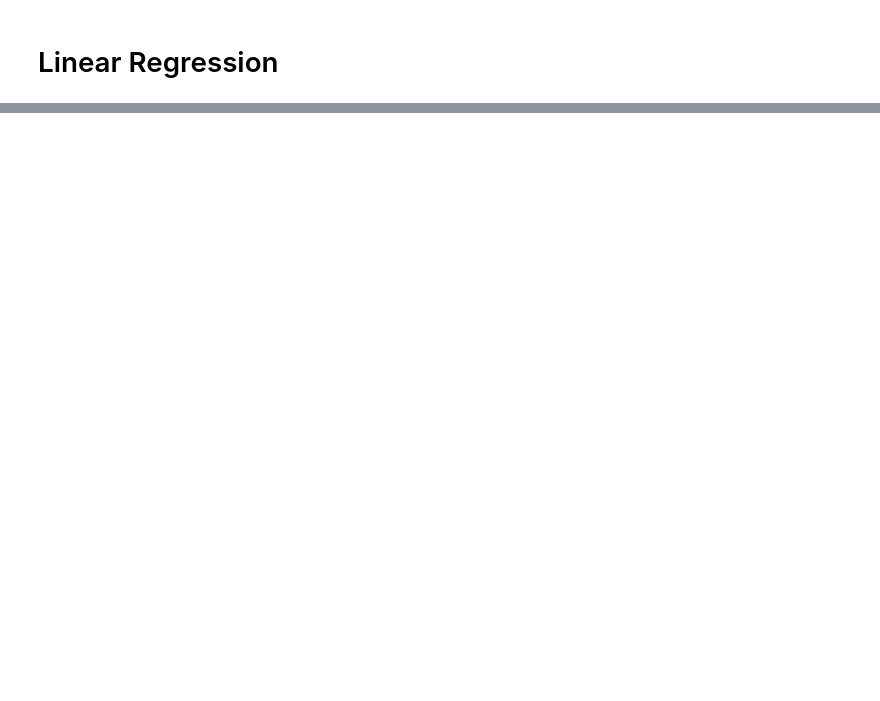
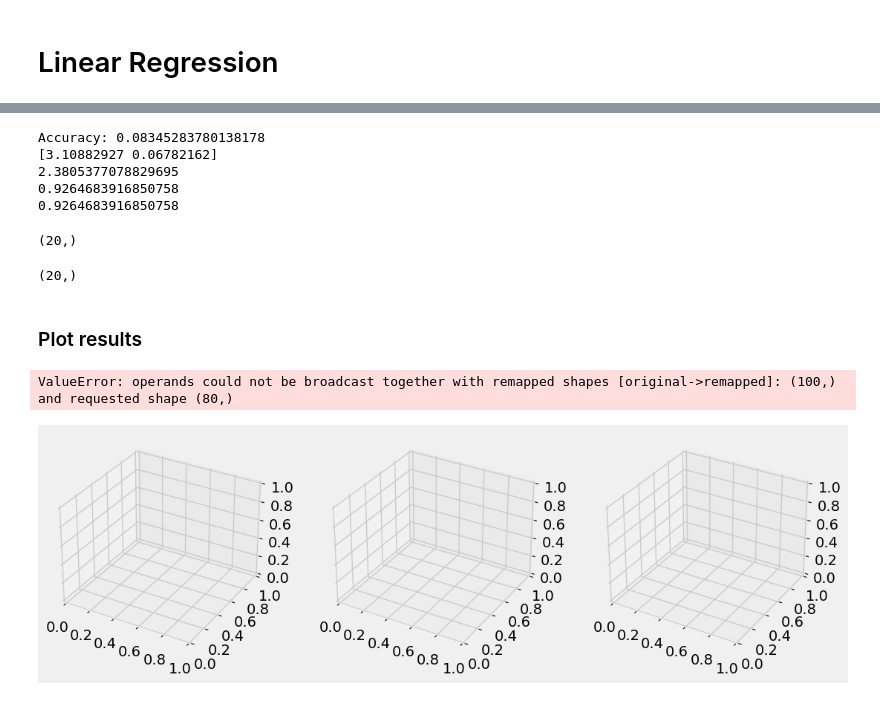
Before and after one commit to bc913/ai_ml_notes, a Jupyter notebook: jupyter/linear_reg.ipynb, the cells around one changed output, grey strips where cells are left out. Cells and saved outputs as stored; diff of their text form; code cells hidden in the pictures; blank space fills up the shorter version.

```diff
--- a/jupyter/linear_reg.ipynb
+++ b/jupyter/linear_reg.ipynb
@@ -55,0 +101,2 @@ plt.show()
+# %%
+x_train, x_test, y_train, y_test = train_test_split(x_data, y_data, test_size=0.20, random_state=42)
@@ -55,0 +105,3 @@ plt.show()
+# %%
+lin_reg_model = linear_model.LinearRegression()
+lin_reg_model = lin_reg_model.fit(x_train, y_train)
@@ -55,0 +110,2 @@ plt.show()
+# %%
+y_pred = lin_reg_model.predict(x_test)
@@ -55,0 +116,64 @@ plt.show()
+# %%
+accuracy = mean_squared_error(y_test, y_pred)
+'''
+Estimated coefficients or weights (b, c, ...)  y = a0 + a1 + bx1 + cx2 + ...
+For 2-d, it is an array
+'''
+weights = lin_reg_model.coef_
+intercept = lin_reg_model.intercept_ # a0, a1
+coeff_of_determination = lin_reg_model.score(x_test, y_test) #r2
+# You can also use r2_score module
+r2 = r2_score(y_test, y_pred)
+# %%
+print(f"Accuracy: {accuracy}")
+print(weights)
+print(intercept)
+print(coeff_of_determination)
+print(r2)
+# %% [output]
+Accuracy: 0.08345283780138178
+[3.10882927 0.06782162]
+2.3805377078829695
+0.9264683916850758
+0.9264683916850758
+# %%
+x_test[:, 0].shape
+# %% [output]
+(20,)
+# %%
+osman = x_data[:, 0].reshape(-1,1)
+y_pred.shape
+# %% [output]
+(20,)
+# %% [markdown]
+### Plot results
+# %%
+plt.style.use('fivethirtyeight')
+
+fig = plt.figure(figsize=(12, 4))
+
+ax1 = fig.add_subplot(131, projection='3d')
+ax2 = fig.add_subplot(132, projection='3d')
+ax3 = fig.add_subplot(133, projection='3d')
+
+axes = [ax1, ax2, ax3]
+
+for ax in axes:
+    ax.plot(x_train[:, 0], x_train[:, 1], y_data, color='k', zorder=15, linestyle='none', marker='o', alpha=0.5)
+    ax.scatter(x_test[:, 0], x_test[:, 1], y_pred, facecolor=(0,0,0,0), s=20, edgecolor='#70b3f0')
+    ax.set_xlabel('Price', fontsize=12)
+    ax.set_ylabel('Advertising', fontsize=12)
+    ax.set_zlabel('Pie Sales', fontsize=12)
+    ax.locator_params(nbins=4, axis='x')
+    ax.locator_params(nbins=5, axis='x')
+
+ax1.view_init(elev=25, azim=-60)
+ax2.view_init(elev=15, azim=15)
+ax3.view_init(elev=25, azim=60)
+
+fig.suptitle('Multi-Linear Regression Model Visualization ($R^2 = %.2f$)' % r2, fontsize=15, color='k')
+
+fig.tight_layout()
+# %% [output]
+ValueError: operands could not be broadcast together with remapped shapes [original->remapped]: (100,)  and requested shape (80,)
+[figure, added]
```
Also changed, not shown: parts of 25 cells of this notebook.
